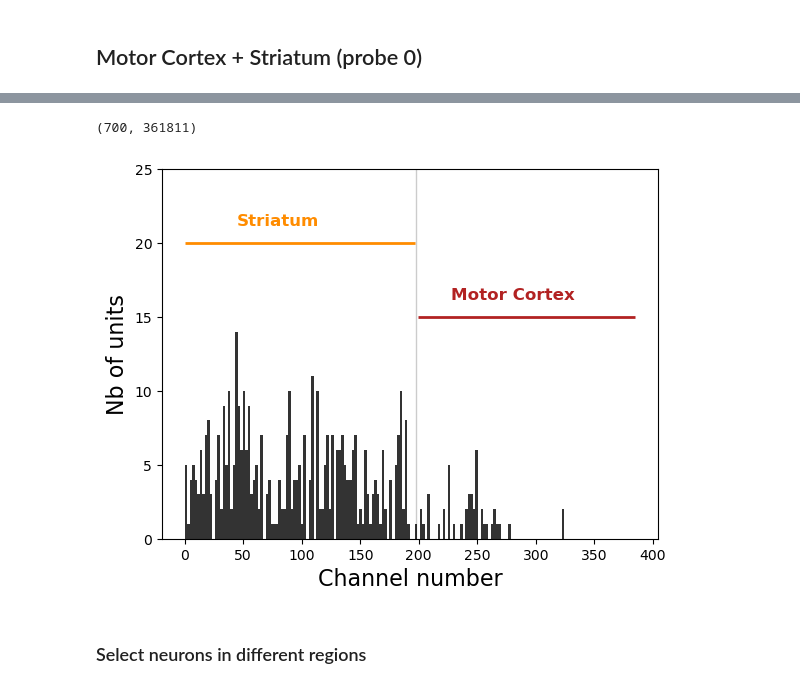
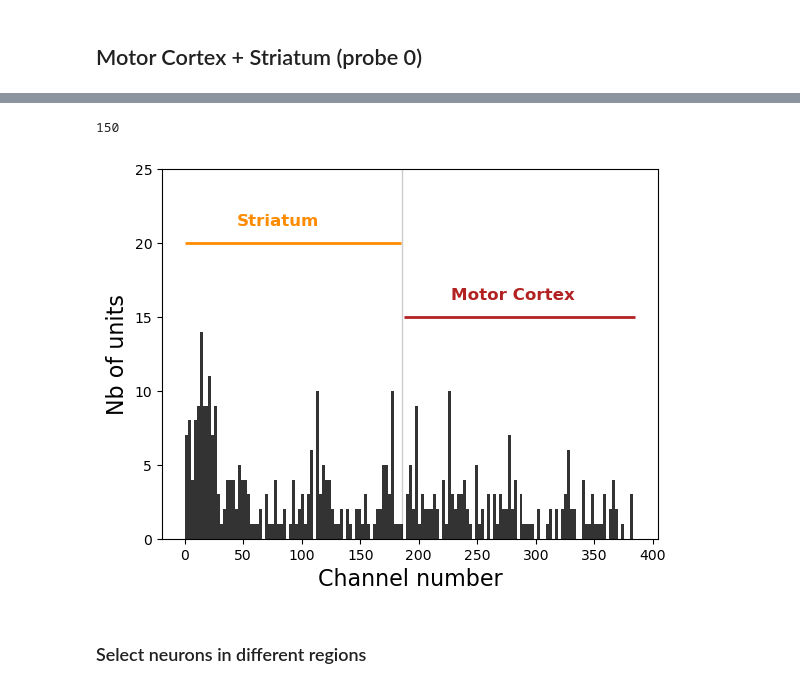
Before and after one commit to catiafortunato/earthquake_dataprep, a Jupyter notebook: prep_data.ipynb, the cells around one changed output, grey strips where cells are left out. Saved outputs shown, nothing was run; the diff lists cells and outputs as text; code cells hidden in the pictures.

```diff
--- a/prep_data.ipynb
+++ b/prep_data.ipynb
@@ -8,7 +8,7 @@ import matplotlib.pyplot as plt
 # %% [markdown]
 ## Motor Cortex + Striatum (probe 0)
 # %%
-dataset = 'M030_2024_04_12_09_40'
+dataset = 'M030_2024_04_11_17_00'
 mouse_id = 'M030'
 probe = '0'
 data_dir = '/data/mouse_data/processed/'+mouse_id+'/'+dataset+'/'+dataset+'_ephys/'+dataset+'_g0/'+dataset+'_g0_imec'+probe+'/sorter_output/'
@@ -42,29 +51,29 @@ binned_spikes = bin_spikes(st_milsec, clu, bin_size, start_time=start_time, end_
-# %%
-binned_spikes.shape
-# %% [output]
-(700, 361811)
 # %%
 good_neurons = labels_0[labels_0['KSLabel']=='good']['cluster_id'].values
+# %%
+len(labels_0[labels_0['KSLabel']=='good'])
+# %% [output]
+150
 # %%
 plt.hist(chan_best_0[good_neurons], bins=150,color='black', alpha=0.8)
 plt.xlabel('Channel number', fontsize = 16)
 plt.ylabel('Nb of units', fontsize = 16)
 
-break_rec_0 = 198 # channel separating striatum from cortex
+break_rec_0 = 186 # channel separating striatum from cortex
 h_str = 20
 h_m1 = 15
 
 plt.hlines(y=h_str, xmin=0, xmax=break_rec_0-1, linewidth=2,color='darkorange')
 plt.hlines(y=h_m1, xmin=break_rec_0+1, xmax=385, linewidth=2, color='firebrick')
 plt.vlines(x=break_rec_0, ymin=0, ymax=30, linewidth=1, alpha=0.2, color='black')
 plt.text(80, h_str+1, 'Striatum', ha='center', va='bottom', color='darkorange',fontsize=12, weight='bold')
 plt.text(280, h_m1+1, 'Motor Cortex', ha='center', va='bottom', color='firebrick',fontsize=12,weight='bold')
 
 plt.ylim(0,25)
 
 plt.savefig('probe_analysis/'+mouse_id+'/'+dataset+'/probe'+probe+'_channel_histogram.pdf')
 # %% [output]
-[figure, old version]
+[figure, new version]
 # %% [markdown]
 ### Select neurons in different regions
 # %%
```
Also changed, not shown: parts of 6 cells of this notebook, 13 other files.
